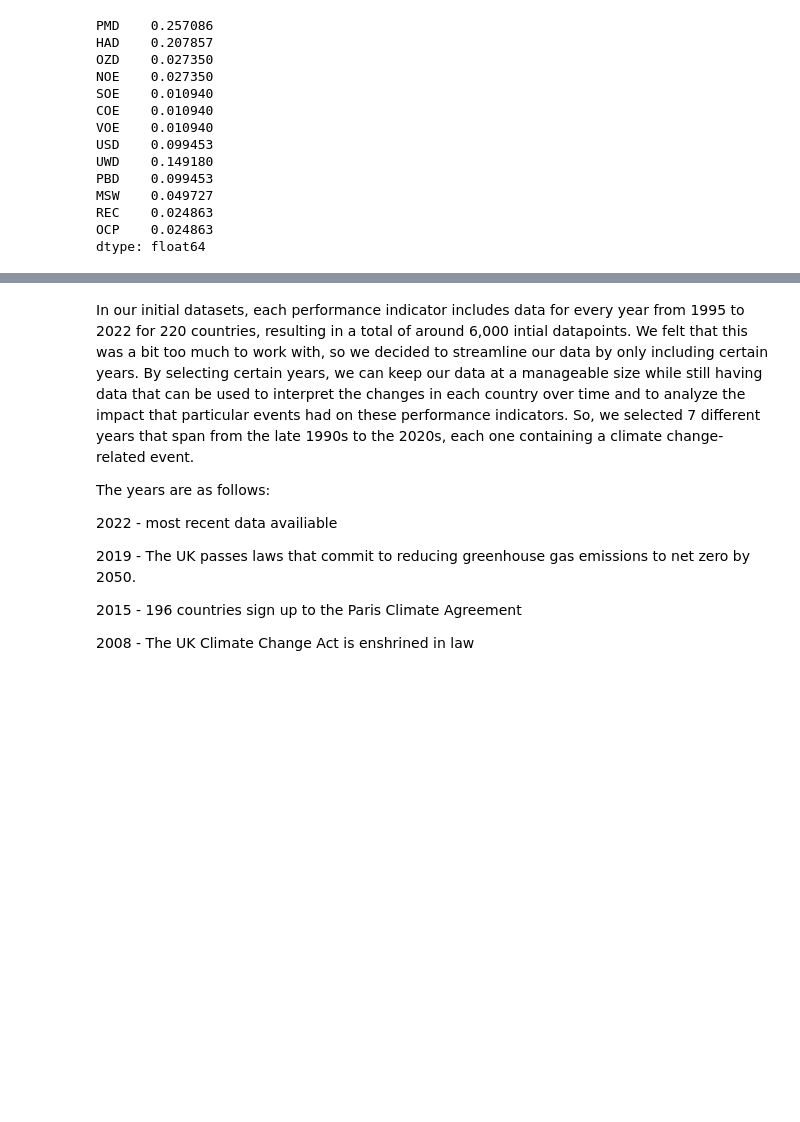
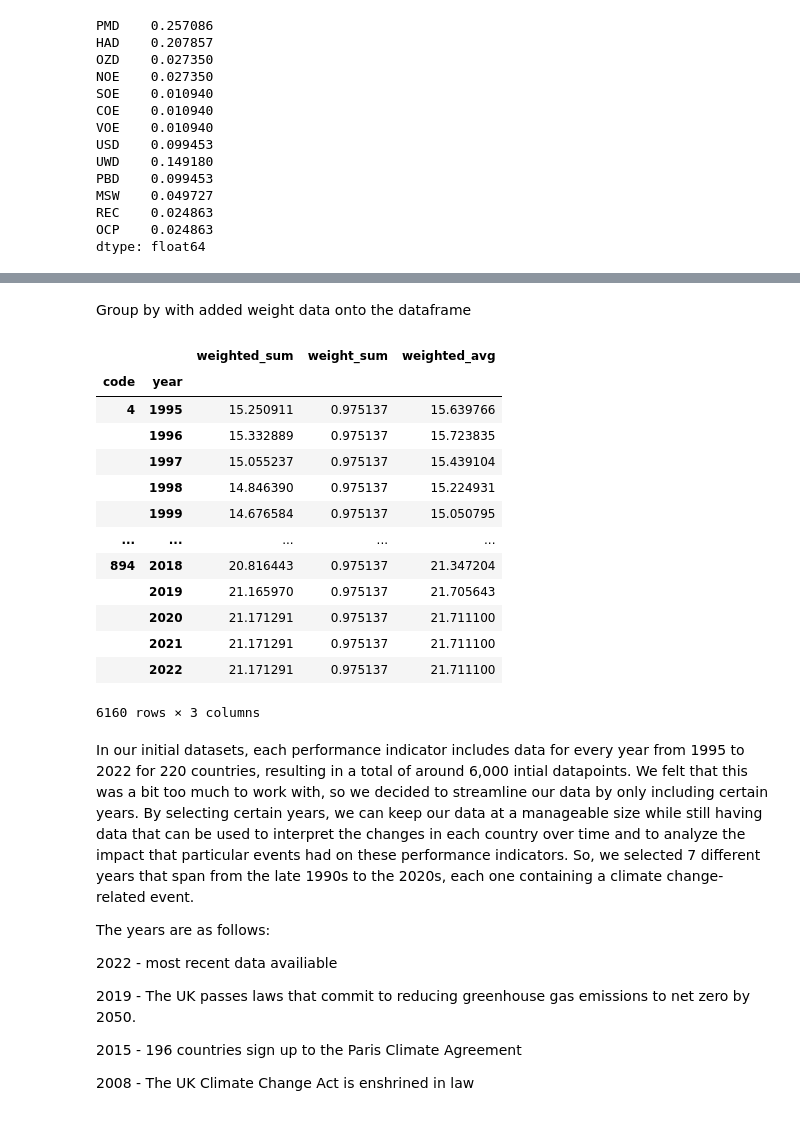
Before and after one commit to sussenbachtucker/DSCI235-Term-Project, a Jupyter notebook: DSCI235FinalProject.ipynb, the cells around one changed output, grey strips where cells are left out. Cells and saved outputs as stored; diff of their text form; code cells hidden in the pictures; blank space fills up the shorter version.

Commit message:
Weight avg?

```diff
--- a/DSCI235FinalProject.ipynb
+++ b/DSCI235FinalProject.ipynb
@@ -112,0 +117,5 @@ dtype: float64
+# %%
+weighted_data = all_data.copy()
+weighted_data['weight'] = weighted_data.index.get_level_values('indicator').map(weight)
+weighted_data['weighted_value'] = weighted_data['value'] * weighted_data['weight']
+weighted_data.head()
@@ -112,0 +130,21 @@ dtype: float64
+# %% [markdown]
+Group by with added weight data onto the dataframe
+# %%
+temp_df = weighted_data.dropna(subset=['weighted_value', 'weight']).groupby(level=['code','year']).agg(weighted_sum=('weighted_value', 'sum'), weight_sum=('weight', 'sum'))
+temp_df['weighted_avg'] = temp_df['weighted_sum'] / temp_df['weight_sum']
+temp_df
+# %% [output]
+|  |  | weighted_sum | weight_sum | weighted_avg |
+| code | year |  |  |  |
+| 4 | 1995 | 15.250911 | 0.975137 | 15.639766 |
+|  | 1996 | 15.332889 | 0.975137 | 15.723835 |
+|  | 1997 | 15.055237 | 0.975137 | 15.439104 |
+|  | 1998 | 14.846390 | 0.975137 | 15.224931 |
+|  | 1999 | 14.676584 | 0.975137 | 15.050795 |
+| ... | ... | ... | ... | ... |
+| 894 | 2018 | 20.816443 | 0.975137 | 21.347204 |
+|  | 2019 | 21.165970 | 0.975137 | 21.705643 |
+|  | 2020 | 21.171291 | 0.975137 | 21.711100 |
+|  | 2021 | 21.171291 | 0.975137 | 21.711100 |
+|  | 2022 | 21.171291 | 0.975137 | 21.711100 |
+6160 rows × 3 columns
```
Also changed, not shown: parts of 4 cells of this notebook.
